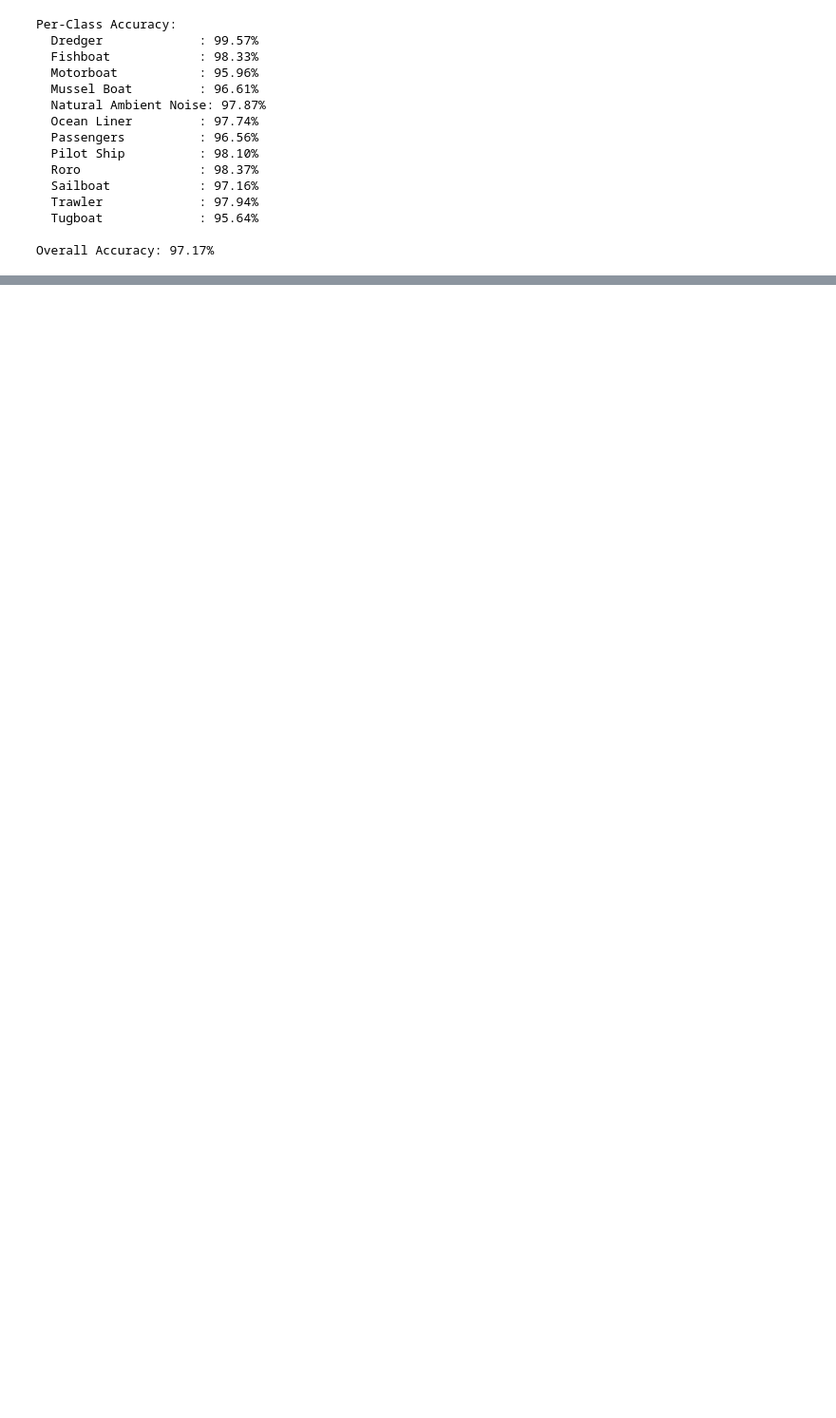
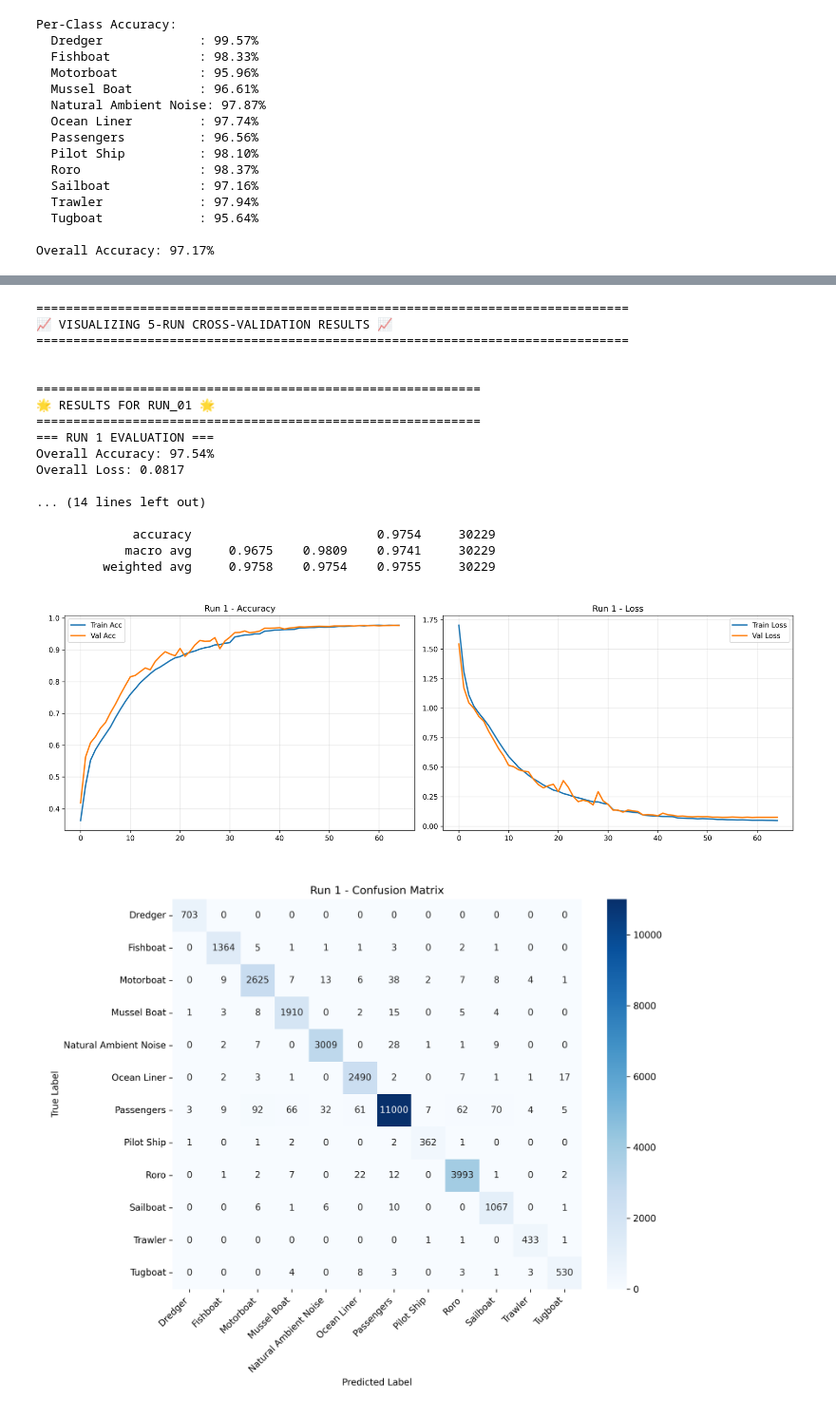
Before and after one commit to aridepai17/SHIPSEAR-AUDIO-CLASSIFICATION, a Jupyter notebook: Smoothened_Class_Weights_Without_SpecAugment.ipynb, the cells around one changed output, grey strips where cells are left out. Shown at 95% size. Drawn from its saved outputs; the diff is of its cells as text; code cells hidden in the pictures; blank space fills up the shorter version.

```diff
--- a/Smoothened_Class_Weights_Without_SpecAugment.ipynb
+++ b/Smoothened_Class_Weights_Without_SpecAugment.ipynb
@@ -1236,0 +1255,69 @@ print("="*60)
+# %%
+# ==============================================================================
+# CELL 18: VISUALIZE ALL 5-RUN ARTIFACTS (LARGE IMAGES)
+# ==============================================================================
+import os
+import matplotlib.pyplot as plt
+import matplotlib.image as mpimg
+
+print("="*80)
+print("📈 VISUALIZING 5-RUN CROSS-VALIDATION RESULTS 📈")
+print("="*80)
+
+# Loop through all 5 saved run directories
+for run in range(1, NUM_RUNS + 1):
+    run_folder = f"Run_{run:02d}"
+    run_path = os.path.join(run_save_dir, run_folder)
+
+    print(f"\n\n{'='*60}")
+    print(f"🌟 RESULTS FOR {run_folder.upper()} 🌟")
+    print(f"{'='*60}")
+
+    # 1. Print the Classification Report
+    log_file = os.path.join(run_path, 'evaluation_log.txt')
+    if os.path.exists(log_file):
+        with open(log_file, 'r') as f:
+            print(f.read())
+    else:
+        print(f"Could not find log file for {run_folder}")
+
+    # 2. Display the Plots sequentially at maximum size
+    hist_img = os.path.join(run_path, 'training_history.png')
+    cm_img = os.path.join(run_path, 'confusion_matrix.png')
+
+    if os.path.exists(hist_img) and os.path.exists(cm_img):
+        # Display Training History (Massive)
+        plt.figure(figsize=(20, 10), dpi=150)
+        img1 = mpimg.imread(hist_img)
+        plt.imshow(img1)
+        plt.axis('off')
+        plt.show()
+
+        # Display Confusion Matrix (Massive)
+        plt.figure(figsize=(20, 14), dpi=150)
+        img2 = mpimg.imread(cm_img)
+        plt.imshow(img2)
+        plt.axis('off')
+        plt.show()
+    else:
+        print(f"Could not find plot images for {run_folder}")
+# %% [output]
+================================================================================
+📈 VISUALIZING 5-RUN CROSS-VALIDATION RESULTS 📈
+================================================================================
+
+
+============================================================
+🌟 RESULTS FOR RUN_01 🌟
+============================================================
+=== RUN 1 EVALUATION ===
+Overall Accuracy: 97.54%
+Overall Loss: 0.0817
+
+... (14 lines left out)
+
+             accuracy                         0.9754     30229
+            macro avg     0.9675    0.9809    0.9741     30229
+         weighted avg     0.9758    0.9754    0.9755     30229
+[figure, added]
+[figure, added]
```
Also changed, not shown: parts of 2 cells of this notebook.
